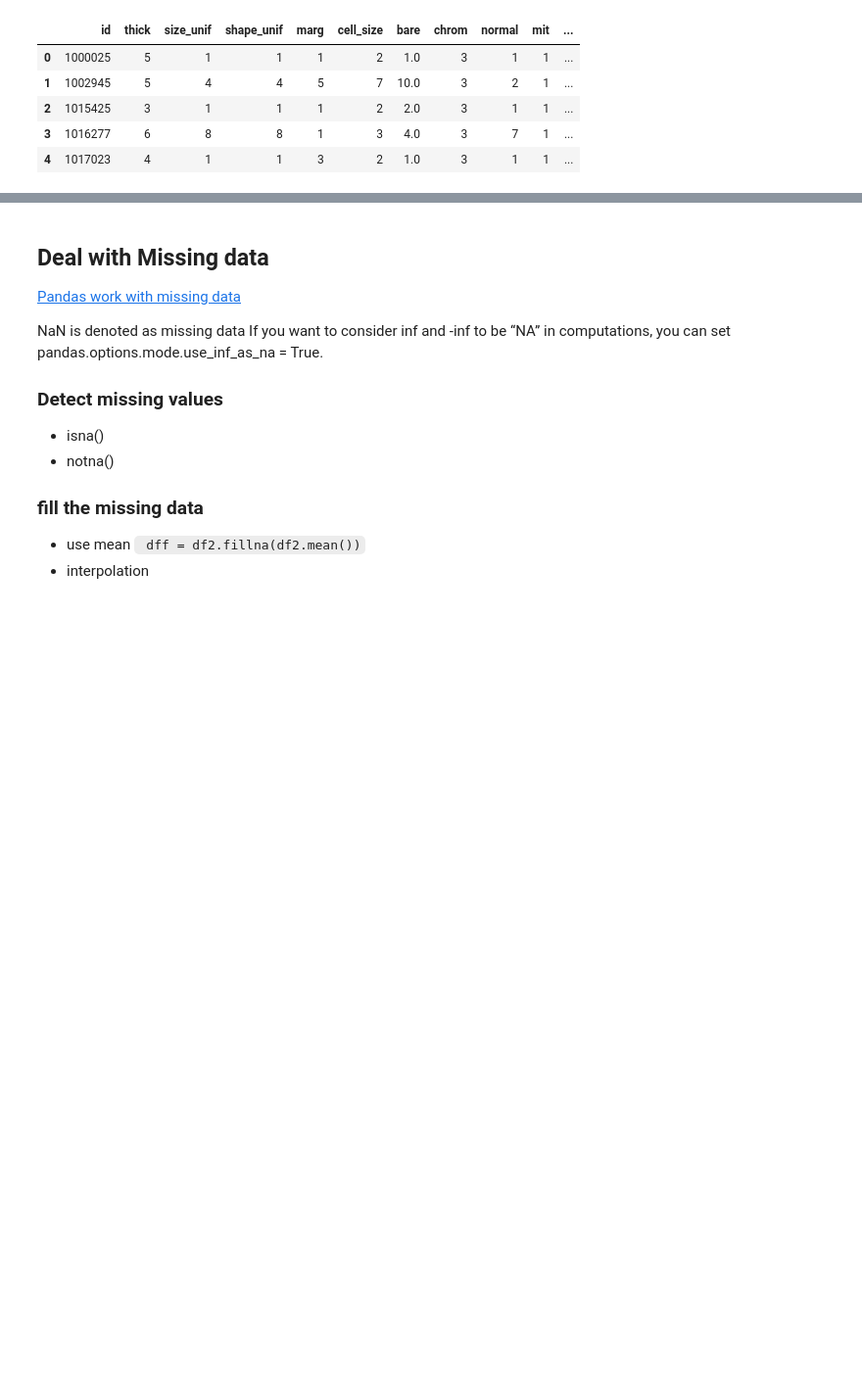
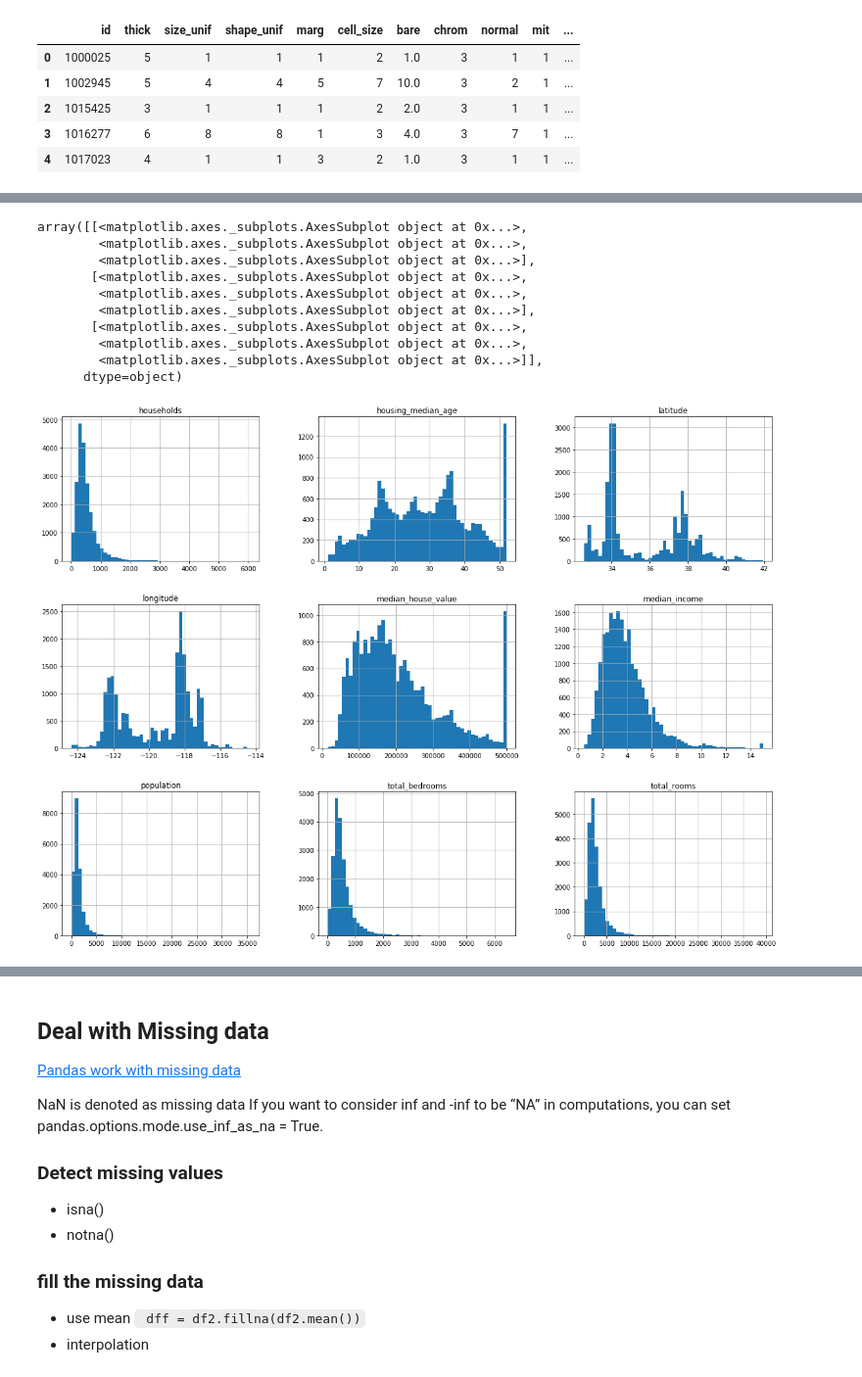
Before and after one commit to neoVincent/Python_ML, a Jupyter notebook: Data loading.ipynb, the cells around one changed output, grey strips where cells are left out. Shown at 98% size. Drawn from its saved outputs; the diff is of its cells as text; code cells hidden in the pictures; blank space fills up the shorter version.

Commit message:
data loading

```diff
--- a/Data loading.ipynb
+++ b/Data loading.ipynb
@@ -30,0 +49,5 @@ df2 = pd.read_excel('https://archive.ics.uci.edu/ml/machine-learning-databases/0
+# %%
+# check data type
+# find some missing data since the whoel index is 20640
+df = pd.read_csv('housing.csv',na_values='?')
+df.info() # tatal_rooms has missing values
@@ -30,0 +83,16 @@ df2 = pd.read_excel('https://archive.ics.uci.edu/ml/machine-learning-databases/0
+# %%
+# histgram for the numberical attributres
+# get some insight for the data distribution
+df.hist(bins=50,figsize=(20,15))
+# %% [output]
+array([[<matplotlib.axes._subplots.AxesSubplot object at 0x...>,
+        <matplotlib.axes._subplots.AxesSubplot object at 0x...>,
+        <matplotlib.axes._subplots.AxesSubplot object at 0x...>],
+       [<matplotlib.axes._subplots.AxesSubplot object at 0x...>,
+        <matplotlib.axes._subplots.AxesSubplot object at 0x...>,
+        <matplotlib.axes._subplots.AxesSubplot object at 0x...>],
+       [<matplotlib.axes._subplots.AxesSubplot object at 0x...>,
+        <matplotlib.axes._subplots.AxesSubplot object at 0x...>,
+        <matplotlib.axes._subplots.AxesSubplot object at 0x...>]],
+      dtype=object)
+[figure, added]
```
Also changed, not shown: parts of 11 cells of this notebook, 2 other files.
